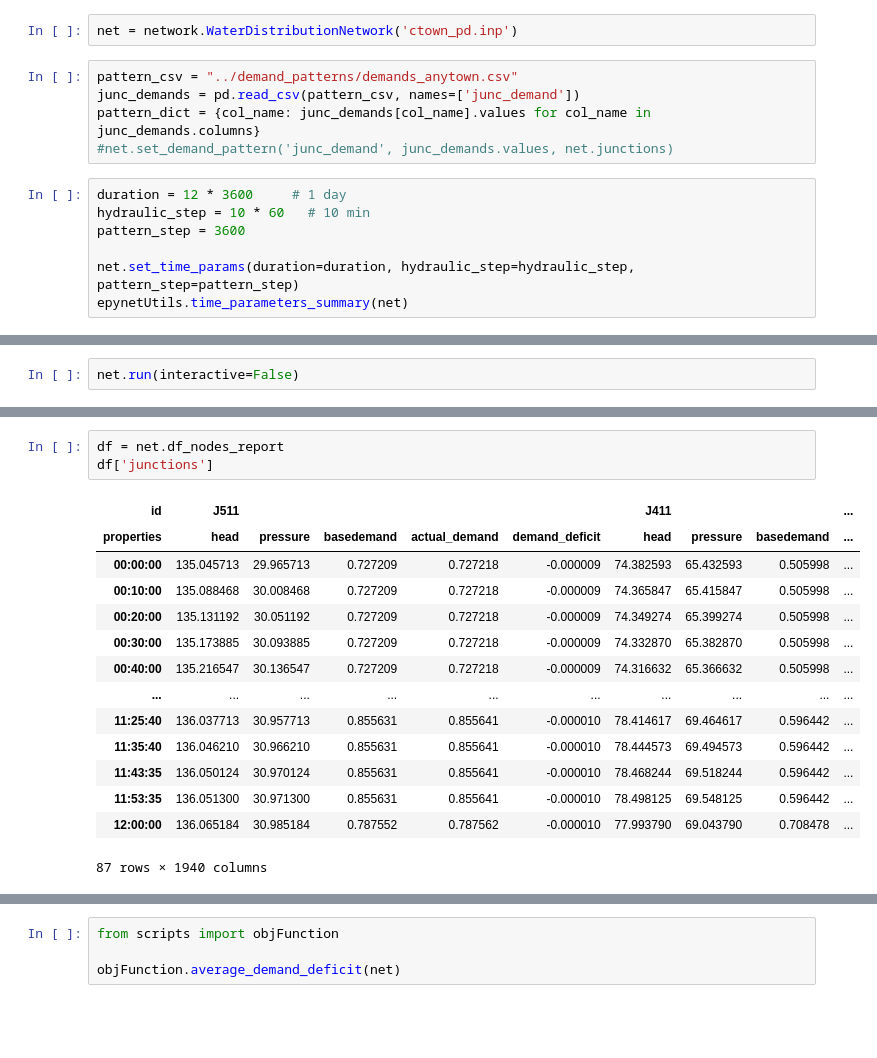
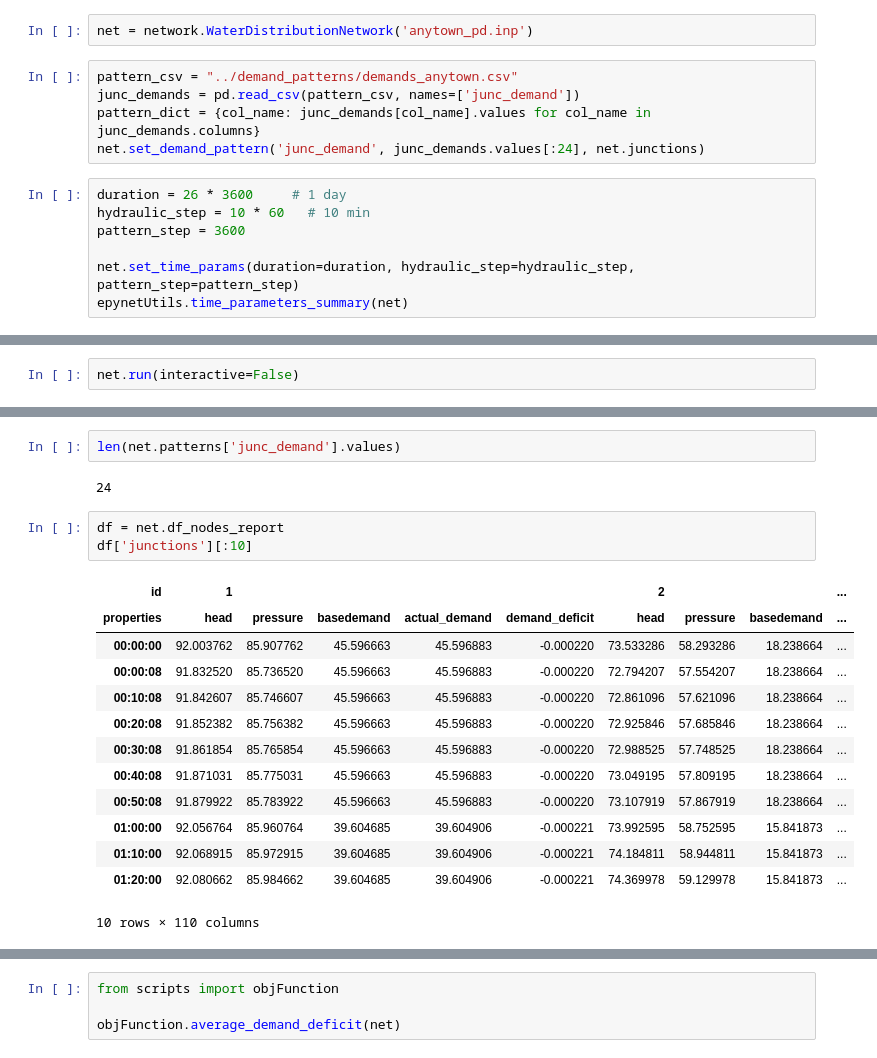
Before and after one commit to Daveonwave/msc_thesis, a Jupyter notebook: notebooks/wds-analysis.ipynb, the cells around one changed output, grey strips where cells are left out. Cells and saved outputs as stored; diff of their text form; blank space fills up the shorter version.

```diff
--- a/notebooks/wds-analysis.ipynb
+++ b/notebooks/wds-analysis.ipynb
@@ -5,14 +5,14 @@ import csv
 # %% [markdown]
 ### Network simulation analysis
 # %%
-net = network.WaterDistributionNetwork('ctown_pd.inp')
+net = network.WaterDistributionNetwork('anytown_pd.inp')
 # %%
 pattern_csv = "../demand_patterns/demands_anytown.csv"
 junc_demands = pd.read_csv(pattern_csv, names=['junc_demand'])
 pattern_dict = {col_name: junc_demands[col_name].values for col_name in junc_demands.columns}
-#net.set_demand_pattern('junc_demand', junc_demands.values, net.junctions)
+net.set_demand_pattern('junc_demand', junc_demands.values[:24], net.junctions)
 # %%
-duration = 12 * 3600     # 1 day
+duration = 26 * 3600     # 1 day
 hydraulic_step = 10 * 60   # 10 min
 pattern_step = 3600
 
@@ -35,18 +50,21 @@ net.run(interactive=False)
+# %%
+len(net.patterns['junc_demand'].values)
+# %% [output]
+24
 # %%
 df = net.df_nodes_report
-df['junctions']
+df['junctions'][:10]
 # %% [output]
-| id | J511 |  |  |  |  | J411 |  |  | ... |
+| id | 1 |  |  |  |  | 2 |  |  | ... |
 | properties | head | pressure | basedemand | actual_demand | demand_deficit | head | pressure | basedemand | ... |
-| 00:00:00 | 135.045713 | 29.965713 | 0.727209 | 0.727218 | -0.000009 | 74.382593 | 65.432593 | 0.505998 | ... |
-| 00:10:00 | 135.088468 | 30.008468 | 0.727209 | 0.727218 | -0.000009 | 74.365847 | 65.415847 | 0.505998 | ... |
-| 00:20:00 | 135.131192 | 30.051192 | 0.727209 | 0.727218 | -0.000009 | 74.349274 | 65.399274 | 0.505998 | ... |
-| 00:30:00 | 135.173885 | 30.093885 | 0.727209 | 0.727218 | -0.000009 | 74.332870 | 65.382870 | 0.505998 | ... |
-| 00:40:00 | 135.216547 | 30.136547 | 0.727209 | 0.727218 | -0.000009 | 74.316632 | 65.366632 | 0.505998 | ... |
-| ... | ... | ... | ... | ... | ... | ... | ... | ... | ... |
-| 11:25:40 | 136.037713 | 30.957713 | 0.855631 | 0.855641 | -0.000010 | 78.414617 | 69.464617 | 0.596442 | ... |
-| 11:35:40 | 136.046210 | 30.966210 | 0.855631 | 0.855641 | -0.000010 | 78.444573 | 69.494573 | 0.596442 | ... |
-| 11:43:35 | 136.050124 | 30.970124 | 0.855631 | 0.855641 | -0.000010 | 78.468244 | 69.518244 | 0.596442 | ... |
-| 11:53:35 | 136.051300 | 30.971300 | 0.855631 | 0.855641 | -0.000010 | 78.498125 | 69.548125 | 0.596442 | ... |
-| 12:00:00 | 136.065184 | 30.985184 | 0.787552 | 0.787562 | -0.000010 | 77.993790 | 69.043790 | 0.708478 | ... |
+| 00:00:00 | 92.003762 | 85.907762 | 45.596663 | 45.596883 | -0.000220 | 73.533286 | 58.293286 | 18.238664 | ... |
+| 00:00:08 | 91.832520 | 85.736520 | 45.596663 | 45.596883 | -0.000220 | 72.794207 | 57.554207 | 18.238664 | ... |
+| 00:10:08 | 91.842607 | 85.746607 | 45.596663 | 45.596883 | -0.000220 | 72.861096 | 57.621096 | 18.238664 | ... |
+| 00:20:08 | 91.852382 | 85.756382 | 45.596663 | 45.596883 | -0.000220 | 72.925846 | 57.685846 | 18.238664 | ... |
+| 00:30:08 | 91.861854 | 85.765854 | 45.596663 | 45.596883 | -0.000220 | 72.988525 | 57.748525 | 18.238664 | ... |
+| 00:40:08 | 91.871031 | 85.775031 | 45.596663 | 45.596883 | -0.000220 | 73.049195 | 57.809195 | 18.238664 | ... |
+| 00:50:08 | 91.879922 | 85.783922 | 45.596663 | 45.596883 | -0.000220 | 73.107919 | 57.867919 | 18.238664 | ... |
+| 01:00:00 | 92.056764 | 85.960764 | 39.604685 | 39.604906 | -0.000221 | 73.992595 | 58.752595 | 15.841873 | ... |
+| 01:10:00 | 92.068915 | 85.972915 | 39.604685 | 39.604906 | -0.000221 | 74.184811 | 58.944811 | 15.841873 | ... |
+| 01:20:00 | 92.080662 | 85.984662 | 39.604685 | 39.604906 | -0.000221 | 74.369978 | 59.129978 | 15.841873 | ... |
-87 rows × 1940 columns
+10 rows × 110 columns
```
Also changed, not shown: parts of 6 cells of this notebook, 7 other files.
